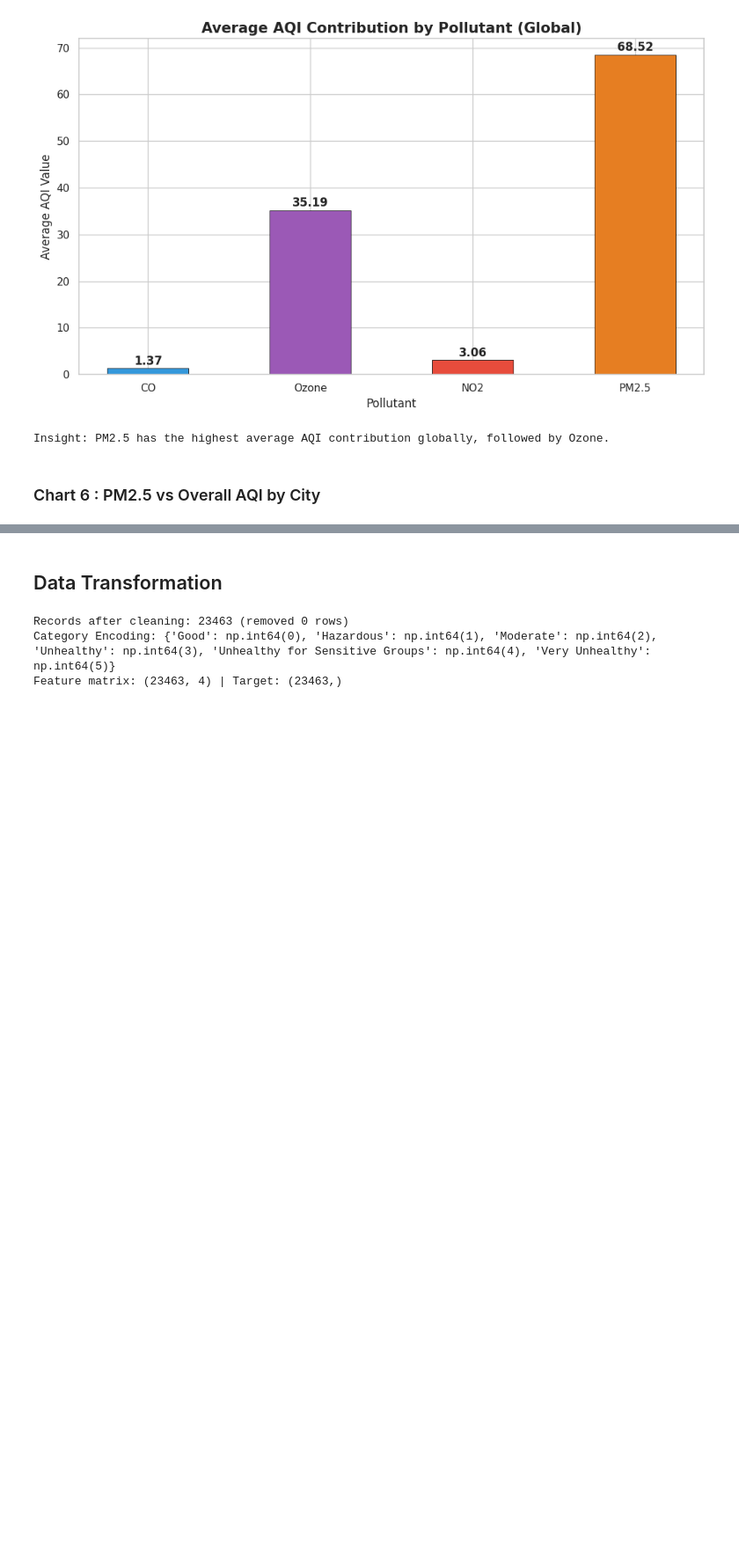
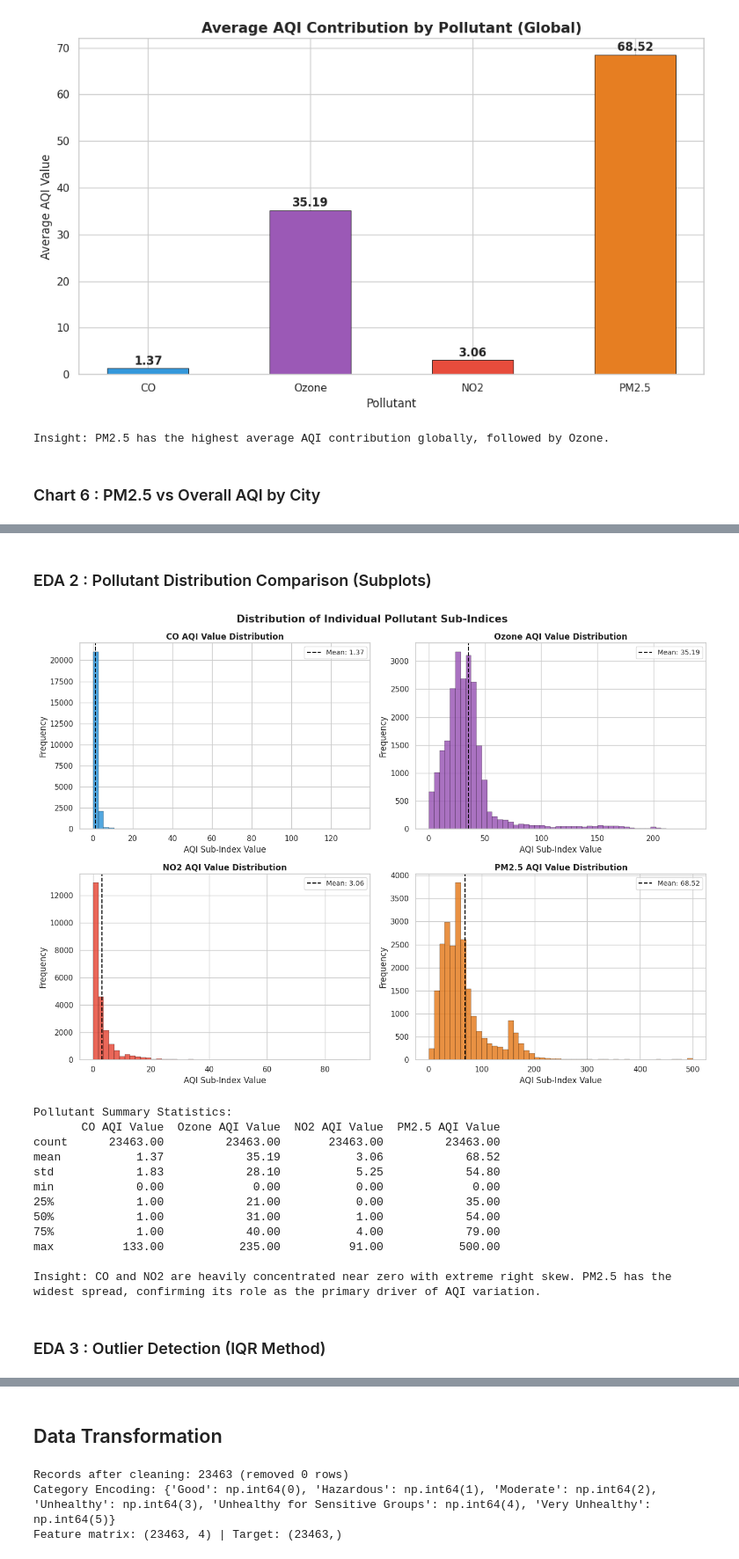
Before and after one commit to grishmalamsal/Big_Data_Workshop, a Jupyter notebook: Workshop_2.ipynb, the cells around one changed output, grey strips where cells are left out. Shown at 88% size. Cells and saved outputs as stored; diff of their text form; code cells hidden in the pictures; blank space fills up the shorter version.

```diff
--- a/Workshop_2.ipynb
+++ b/Workshop_2.ipynb
@@ -214,0 +257,41 @@ fig.show()
+# %% [markdown]
+### EDA 2 : Pollutant Distribution Comparison (Subplots)
+# %%
+pollutants = ['CO AQI Value', 'Ozone AQI Value', 'NO2 AQI Value', 'PM2.5 AQI Value']
+colors_p = ['#3498db', '#9b59b6', '#e74c3c', '#e67e22']
+
+fig, axes = plt.subplots(2, 2, figsize=(14, 10))
+axes = axes.flatten()
+
+for i, (col, color) in enumerate(zip(pollutants, colors_p)):
+    axes[i].hist(df[col], bins=50, color=color, edgecolor='black', linewidth=0.3, alpha=0.85)
+    axes[i].axvline(df[col].mean(), color='black', linestyle='--', linewidth=1.5, label=f"Mean: {df[col].mean():.2f}")
+    axes[i].set_title(f'{col} Distribution', fontsize=12, fontweight='bold')
+    axes[i].set_xlabel('AQI Sub-Index Value')
+    axes[i].set_ylabel('Frequency')
+    axes[i].legend(fontsize=10)
+
+plt.suptitle('Distribution of Individual Pollutant Sub-Indices', fontsize=15, fontweight='bold')
+plt.tight_layout()
+plt.savefig('eda2_pollutant_distributions.png', dpi=150, bbox_inches='tight')
+plt.show()
+
+print('Pollutant Summary Statistics:')
+print(df[pollutants].describe().round(2))
+print('\nInsight: CO and NO2 are heavily concentrated near zero with extreme right skew. PM2.5 has the widest spread, confirming its role as the primary driver of AQI variation.')
+# %% [output]
+[figure, added]
+Pollutant Summary Statistics:
+       CO AQI Value  Ozone AQI Value  NO2 AQI Value  PM2.5 AQI Value
+count      23463.00         23463.00       23463.00         23463.00
+mean           1.37            35.19           3.06            68.52
+std            1.83            28.10           5.25            54.80
+min            0.00             0.00           0.00             0.00
+25%            1.00            21.00           0.00            35.00
+50%            1.00            31.00           1.00            54.00
+75%            1.00            40.00           4.00            79.00
+max          133.00           235.00          91.00           500.00
+
+Insight: CO and NO2 are heavily concentrated near zero with extreme right skew. PM2.5 has the widest spread, confirming its role as the primary driver of AQI variation.
+# %% [markdown]
+### EDA 3 : Outlier Detection (IQR Method)
```
Also changed, not shown: parts of 15 cells of this notebook.
